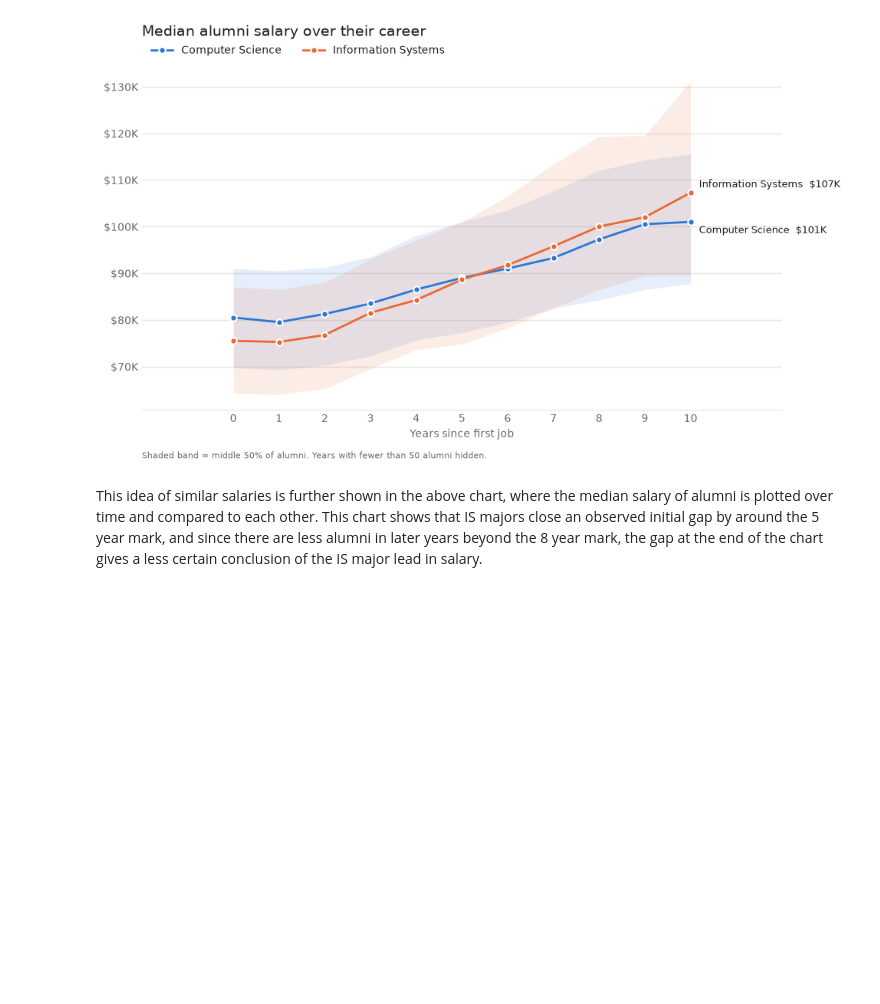
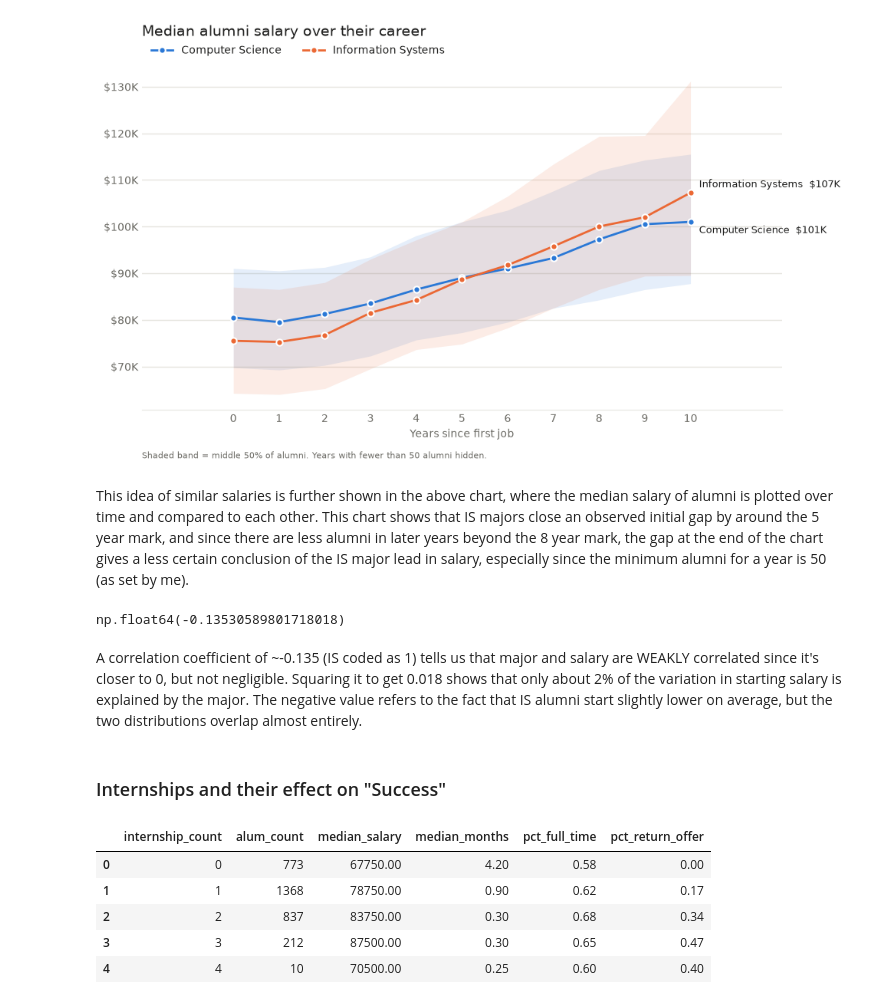
Before and after one commit to WestphalianFresco/TSWhackUMBC, a Jupyter notebook: dataset_analysis.ipynb, the cells around one changed output. Cells and saved outputs as stored; diff of their text form; code cells hidden in the pictures; blank space fills up the shorter version.

```diff
--- a/dataset_analysis.ipynb
+++ b/dataset_analysis.ipynb
@@ -227,4 +233,39 @@ plt.show()
 # %% [output]
 [figure]
 # %% [markdown]
-This idea of similar salaries is further shown in the above chart, where the median salary of alumni is plotted over time and compared to each other. This chart shows that IS majors close an observed initial gap by around the 5 year mark, and since there are less alumni in later years beyond the 8 year mark, the gap at the end of the chart gives a less certain conclusion of the IS major lead in salary.
+This idea of similar salaries is further shown in the above chart, where the median salary of alumni is plotted over time and compared to each other. This chart shows that IS majors close an observed initial gap by around the 5 year mark, and since there are less alumni in later years beyond the 8 year mark, the gap at the end of the chart gives a less certain conclusion of the IS major lead in salary, especially since the minimum alumni for a year is 50 (as set by me).
+# %%
+df_corr = df_alum.copy()
+df_corr['first_job_annual_salary_usd'] = pd.to_numeric(df_corr['first_job_annual_salary_usd'], errors='coerce')
+df_corr = df_corr.dropna(subset=['first_job_annual_salary_usd'])
+df_corr['is_info_systems'] = (df_corr['major'] == 'Information Systems').astype(int)
+
+df_corr['is_info_systems'].corr(df_corr['first_job_annual_salary_usd'])
+# %% [output]
+np.float64(-0.13530589801718018)
+# %% [markdown]
+A correlation coefficient of ~-0.135 (IS coded as 1) tells us that major and salary are WEAKLY correlated since it's closer to 0, but not negligible. Squaring it to get 0.018 shows that only about 2% of the variation in starting salary is explained by the major. The negative value refers to the fact that IS alumni start slightly lower on average, but the two distributions overlap almost entirely.
+# %% [markdown]
+### Internships and their effect on "Success"
+# %%
+df_intern = df_alum.copy()
+for c in ['first_job_annual_salary_usd', 'months_to_first_job']:
+    df_intern[c] = pd.to_numeric(df_intern[c], errors='coerce')   # 'Not Applicable' -> NaN
+df_intern['employed_full_time'] = df_intern['first_destination'] == 'Employed Full-Time'
+df_intern['return_offer'] = df_intern['first_job_found_via'] == 'Return Offer from Internship'
+
+by_intern = (df_intern.groupby('internship_count')
+             .agg(alum_count=('campus_id', 'count'),
+                  median_salary=('first_job_annual_salary_usd', 'median'),
+                  median_months=('months_to_first_job', 'median'),
+                  pct_full_time=('employed_full_time', 'mean'),
+                  pct_return_offer=('return_offer', 'mean'))
+             .reset_index())
+by_intern
+# %% [output]
+|  | internship_count | alum_count | median_salary | median_months | pct_full_time | pct_return_offer |
+| 0 | 0 | 773 | 67750.00 | 4.20 | 0.58 | 0.00 |
+| 1 | 1 | 1368 | 78750.00 | 0.90 | 0.62 | 0.17 |
+| 2 | 2 | 837 | 83750.00 | 0.30 | 0.68 | 0.34 |
+| 3 | 3 | 212 | 87500.00 | 0.30 | 0.65 | 0.47 |
+| 4 | 4 | 10 | 70500.00 | 0.25 | 0.60 | 0.40 |
```
Also changed, not shown: parts of 9 cells of this notebook.
